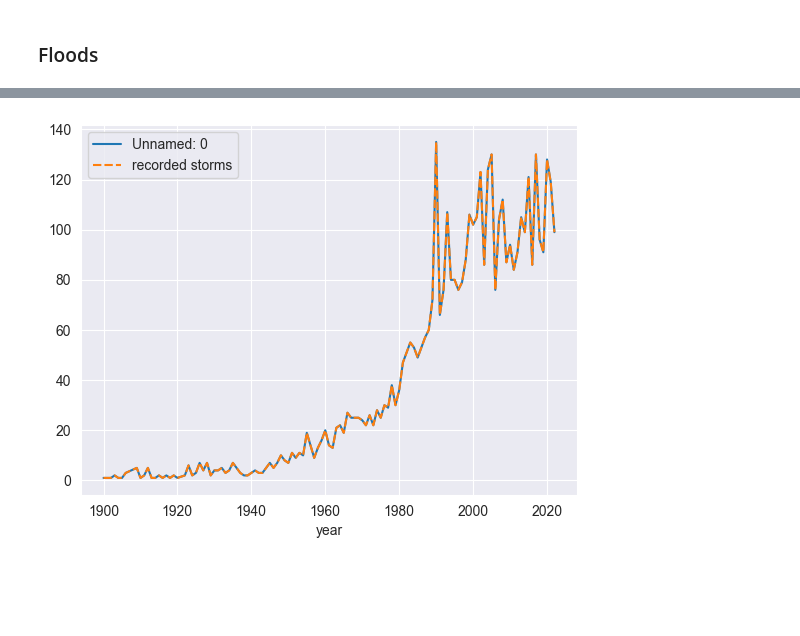
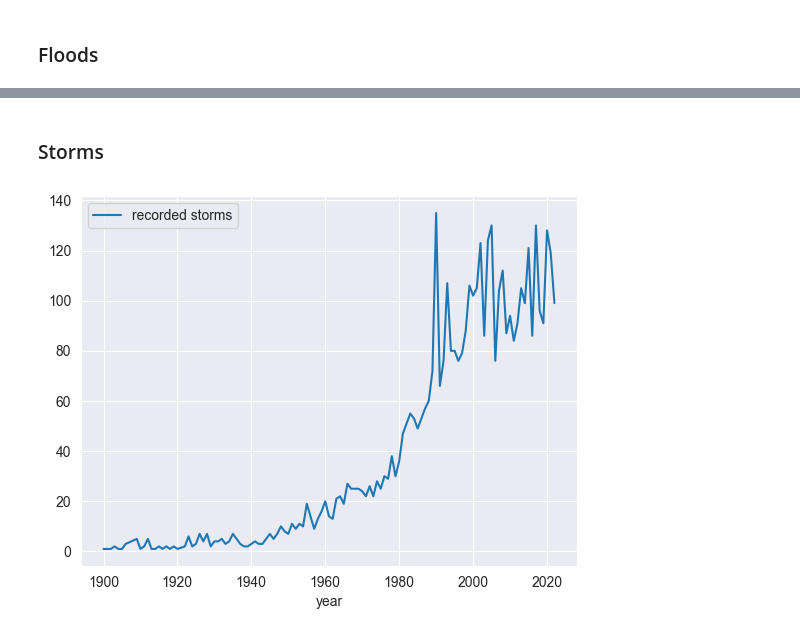
Before and after one commit to lukiwieser/natural-disasters-and-climate-change, a Jupyter notebook: disaster-analysis-paul.ipynb, the cells around one changed output, grey strips where cells are left out. Cells and saved outputs as stored; diff of their text form; code cells hidden in the pictures; blank space fills up the shorter version.

```diff
--- a/disaster-analysis-paul.ipynb
+++ b/disaster-analysis-paul.ipynb
@@ -212,7 +304,9 @@ plt.show()
+# %% [markdown]
+### Storms
 # %%
-dis_storms_per_year = dis_global[dis_global.type=="Storm"].groupby('year').agg('count').drop(["subtype", "deaths"], axis=1)
+dis_storms_per_year = dis_global[dis_global.type=="Storm"].groupby('year').count().drop(["subtype", "deaths"], axis=1)
 dis_storms_per_year.rename(columns={'type':'recorded storms'}, inplace=True)
 sns.lineplot(data = dis_storms_per_year)
 plt.show()
 # %% [output]
-[figure, old version]
+[figure, new version]
```
Also changed, not shown: parts of 31 cells of this notebook, 1 other file.
